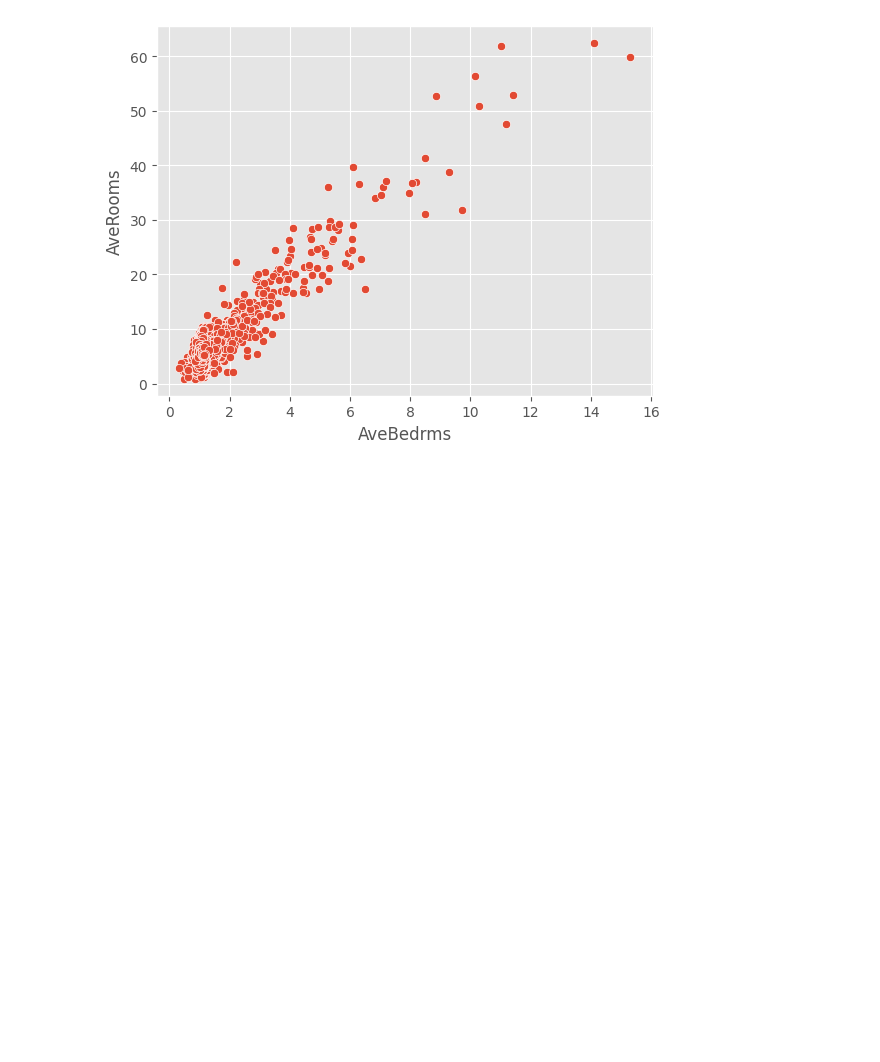
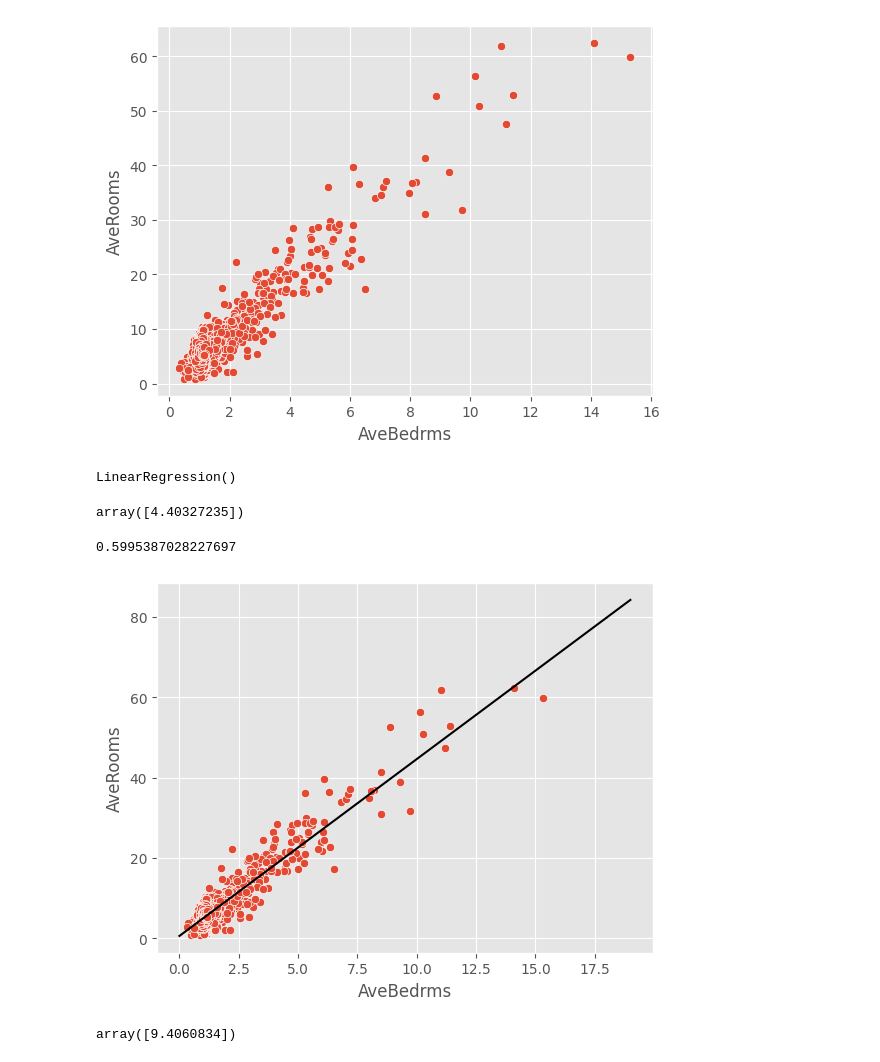
Before and after one commit to royn5618/EP_23_Intro_to_ML_Workshop, a Jupyter notebook: Notebooks/Linear_Regression_California_Housing.ipynb, the cells around one changed output. Drawn from its saved outputs; the diff is of its cells as text; code cells hidden in the pictures; blank space fills up the shorter version.

```diff
--- a/Notebooks/Linear_Regression_California_Housing.ipynb
+++ b/Notebooks/Linear_Regression_California_Housing.ipynb
@@ -153,0 +145,29 @@ plt.show()
+# %%
+reg = LinearRegression()
+reg.fit(np.array(df_lin_reg['AveBedrms']).reshape(-1, 1), df_lin_reg['AveRooms'])
+# %% [output]
+LinearRegression()
+# %%
+reg.coef_
+# %% [output]
+array([4.40327235])
+# %%
+reg.intercept_
+# %% [output]
+0.5995387028227697
+# %%
+sns.scatterplot(df_lin_reg, # selecting AveRooms upto 20 for a closer look
+                x=lin_reg_cols[0],
+                y=lin_reg_cols[1]
+                )
+y_plot = []
+for i in range(20):
+    y_plot.append((reg.coef_ * i) + reg.intercept_)
+plt.plot(range(len(y_plot)),y_plot,color='black',label = 'pred')
+plt.show()
+# %% [output]
+[figure, added]
+# %%
+reg.predict(np.array(2).reshape(1, -1))
+# %% [output]
+array([9.4060834])
```
Also changed, not shown: parts of 19 cells of this notebook.
